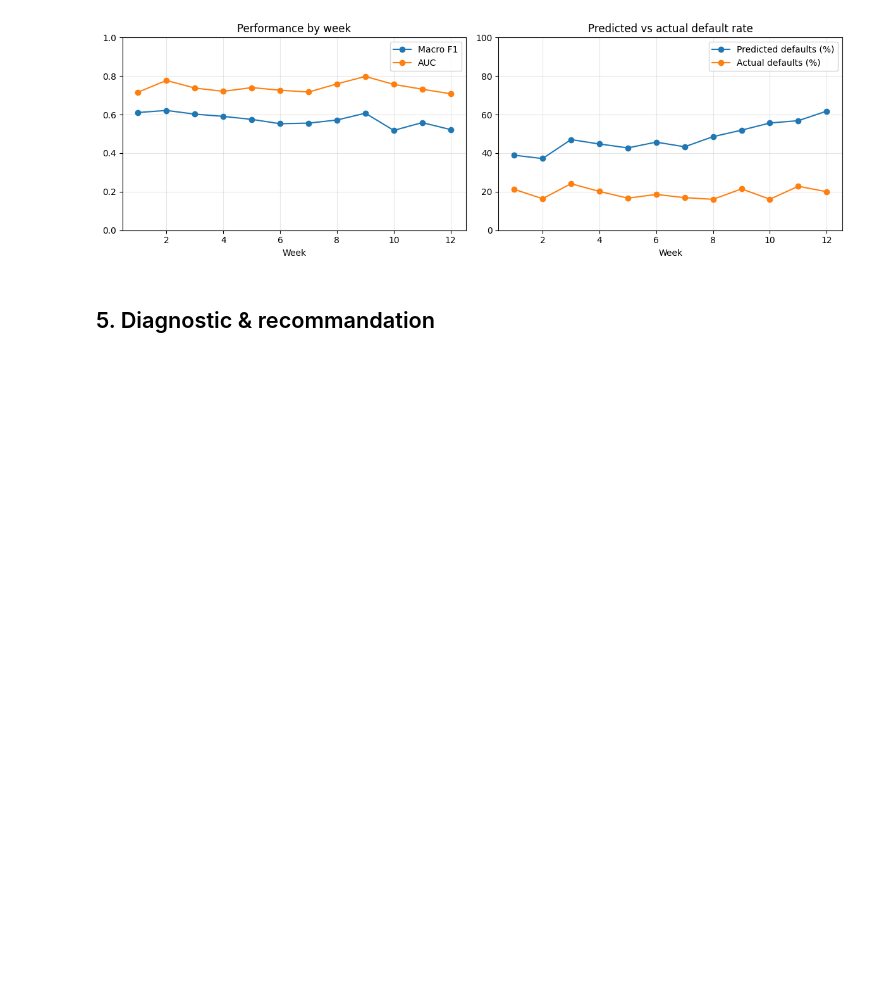
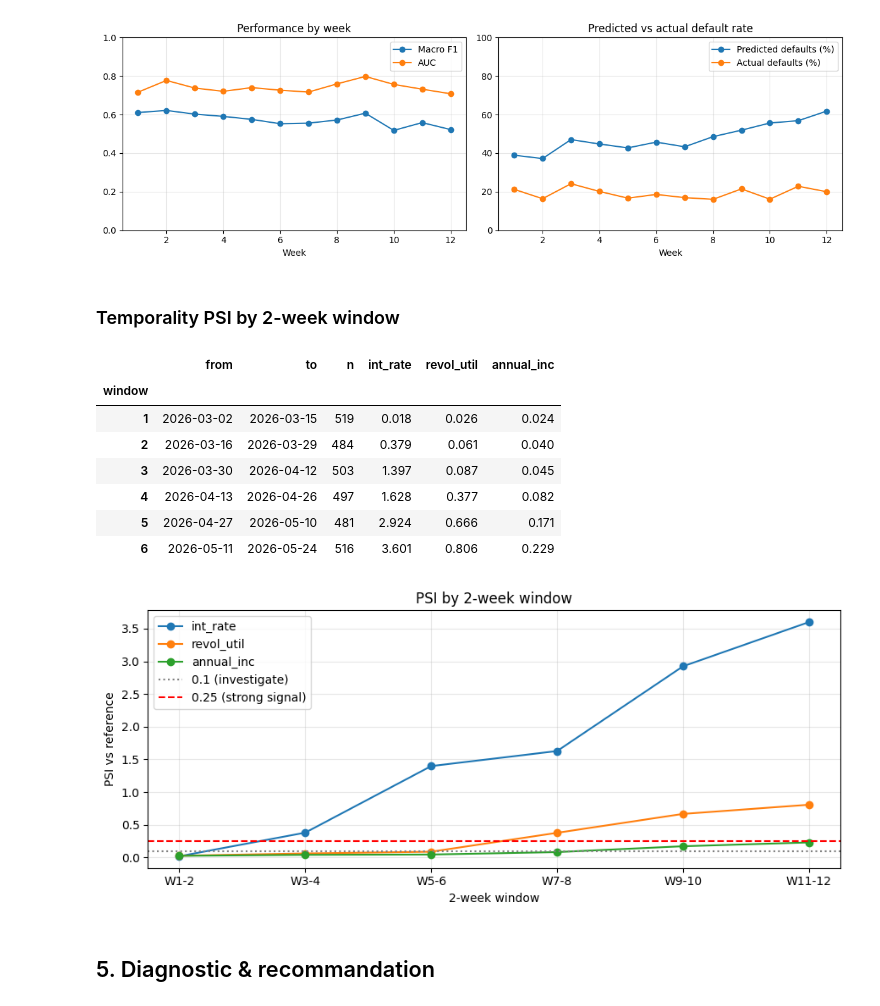
Before and after one commit to 3ti3nne/M6-B1-alex-frank-etienne, a Jupyter notebook: notebooks/M6-B1_template.ipynb, the cells around one changed output. Cells and saved outputs as stored; diff of their text form; code cells hidden in the pictures; blank space fills up the shorter version.

Commit message:
temporality and diagnostic
Co-authored-by: Alex <anascimento@dev-id.fr>
Co-authored-by: franck walter <fwalter@dev-id.fr>

```diff
--- a/notebooks/M6-B1_template.ipynb
+++ b/notebooks/M6-B1_template.ipynb
@@ -391,6 +391,55 @@ plt.show()
 AUC      : 0.742 -> 0.746  (delta = +0.004)
 Macro F1 : 0.609 -> 0.551  (delta = -0.058)
 [figure]
+# %% [markdown]
+### Temporality PSI by 2-week window
+# %%
+if str(ROOT / "src") not in sys.path:
+    sys.path.insert(0, str(ROOT / "src"))
+from drift_detection import population_stability_index, PSI_STABLE, PSI_DRIFT
+
+TOP_FEATURES = ["int_rate", "revol_util", "annual_inc"]
+
+prod_ts = prod.assign(timestamp=pd.to_datetime(prod["timestamp"]))
+start = prod_ts["timestamp"].min().normalize()
+prod_ts["window"] = (prod_ts["timestamp"] - start).dt.days // 14 + 1
+
+rows = []
+for window, chunk in prod_ts.groupby("window"):
+    row = {
+        "window": window,
+        "from": (start + pd.Timedelta(weeks=2 * (window - 1))).date(),
+        "to": (start + pd.Timedelta(weeks=2 * window, days=-1)).date(),
+        "n": len(chunk),
+    }
+    for col in TOP_FEATURES:
+        row[col] = population_stability_index(reference[col], chunk[col])
+    rows.append(row)
+psi_by_window = pd.DataFrame(rows).set_index("window")
+display(psi_by_window.round(3))
+
+fig, ax = plt.subplots(figsize=(9, 4))
+for col in TOP_FEATURES:
+    ax.plot(psi_by_window.index, psi_by_window[col], "o-", label=col)
+ax.axhline(PSI_STABLE, color="grey", linestyle=":", label=f"{PSI_STABLE} (investigate)")
+ax.axhline(PSI_DRIFT, color="red", linestyle="--", label=f"{PSI_DRIFT} (strong signal)")
+ax.set_xticks(psi_by_window.index)
+ax.set_xticklabels([f"W{2 * w - 1}-{2 * w}" for w in psi_by_window.index])
+ax.set(xlabel="2-week window", ylabel="PSI vs reference", title="PSI by 2-week window")
+ax.legend()
+ax.grid(alpha=0.3)
+fig.tight_layout()
+plt.show()
+# %% [output]
+|  | from | to | n | int_rate | revol_util | annual_inc |
+| window |  |  |  |  |  |  |
+| 1 | 2026-03-02 | 2026-03-15 | 519 | 0.018 | 0.026 | 0.024 |
+| 2 | 2026-03-16 | 2026-03-29 | 484 | 0.379 | 0.061 | 0.040 |
+| 3 | 2026-03-30 | 2026-04-12 | 503 | 1.397 | 0.087 | 0.045 |
+| 4 | 2026-04-13 | 2026-04-26 | 497 | 1.628 | 0.377 | 0.082 |
+| 5 | 2026-04-27 | 2026-05-10 | 481 | 2.924 | 0.666 | 0.171 |
+| 6 | 2026-05-11 | 2026-05-24 | 516 | 3.601 | 0.806 | 0.229 |
+[figure, added]
 # %% [markdown]
 ## 5. Diagnostic & recommandation
 # %%
```
Also changed, not shown: 1 other file.
